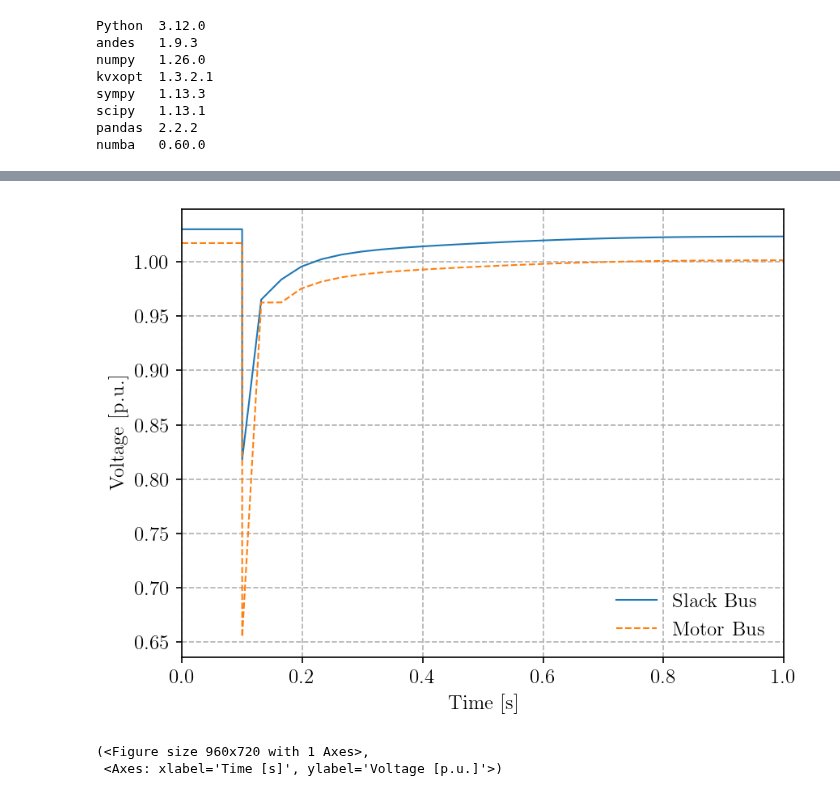
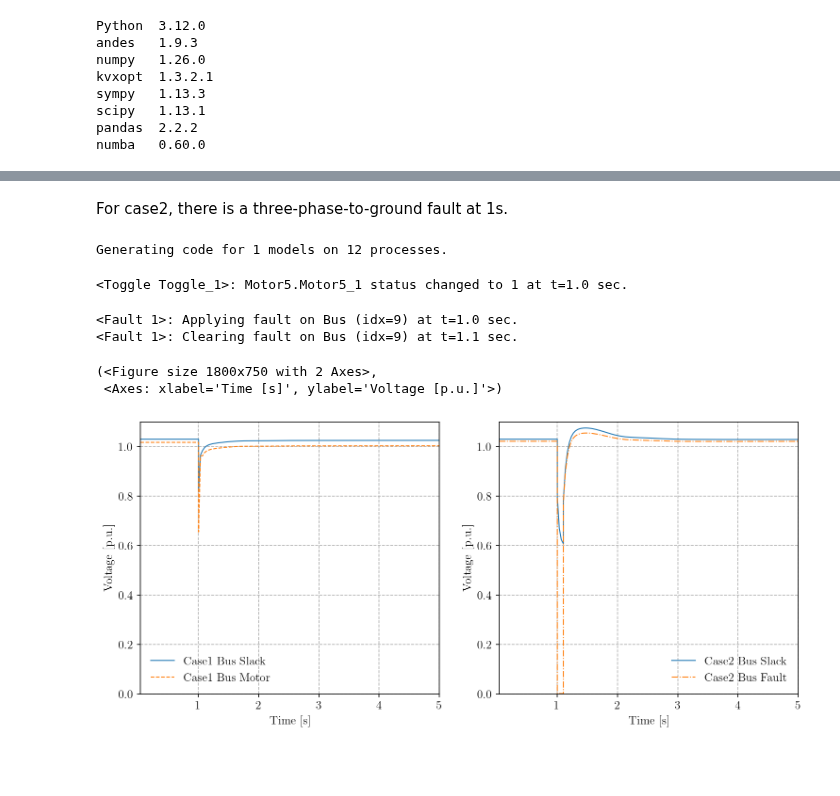
Before and after one commit to CURENT/demo, a Jupyter notebook: demo/misc/voltage_sag.ipynb, the cells around one changed output, grey strips where cells are left out. Drawn from its saved outputs; the diff is of its cells as text; code cells hidden in the pictures; blank space fills up the shorter version.

```diff
--- a/demo/misc/voltage_sag.ipynb
+++ b/demo/misc/voltage_sag.ipynb
@@ -22,3 +23,0 @@ andes.config_logger(stream_level=20)
-# %%
-ss = andes.load(andes.get_case('ieee14/ieee14_full.xlsx'),
-                setup=False, no_output=True, default_config=True)
@@ -52,5 +40,8 @@ Add a motor to Bus5, and a Toggle to start it at 0.1s.
 # %%
-ss.add(model='Motor5', param_dict=dict(bus=5, Vn=69, fn=60, u=0,
+s1 = andes.load(andes.get_case('ieee14/ieee14_full.xlsx'),
+                setup=False, no_output=True, default_config=True)
+
+s1.add(model='Motor5', param_dict=dict(bus=5, Vn=69, fn=60, u=0,
                                        name='Motor 1', idx='Motor5_1',
                                        rs=0.01, xs=0.15,
                                        rr1=0.05, xr1=0.15,
@@ -58,5 +49,7 @@ ss.add(model='Motor5', param_dict=dict(bus=5, Vn=69, fn=60, u=0,
                                        xm=5, Hm=3,
                                        c1=0.1, c2=0.02, c3=0.02, zb=1))
 
-ss.add(model='Toggle', param_dict=dict(model='Motor5', dev='Motor5_1', t=0.1))
+s1.add(model='Toggle', param_dict=dict(model='Motor5', dev='Motor5_1', t=1))
+
+s1.setup()
 # %% [output]
@@ -96,11 +58,39 @@ True
-# %%
-ss.TDS.plt.plot(ss.Bus.v,
-                dpi=150,
-                a=(0,4,),
-                grid=True, ylabel='Voltage [p.u.]',
-                yheader=['Slack Bus', 'Motor Bus'],
-                right=1)
-# %% [output]
-[figure, removed]
-(<Figure size 960x720 with 1 Axes>,
- <Axes: xlabel='Time [s]', ylabel='Voltage [p.u.]'>)
+# %% [markdown]
+For case2, there is a three-phase-to-ground fault at 1s.
+# %%
+s2 = andes.load(andes.get_case('ieee14/ieee14_fault.xlsx'),
+                setup=True, no_output=True, default_config=True)
+# %% [output]
+Generating code for 1 models on 12 processes.
+# %%
+for ss in [s1, s2]:
+    ss.PFlow.run()
+    _ = ss.TDS.init()
+    ss.TDS.run()
+# %% [output]
+<Toggle Toggle_1>: Motor5.Motor5_1 status changed to 1 at t=1.0 sec.
+<Fault 1>: Applying fault on Bus (idx=9) at t=1.0 sec.
+<Fault 1>: Clearing fault on Bus (idx=9) at t=1.1 sec.
+# %%
+fig, ax = plt.subplots(1, 2, dpi=150, figsize=(12, 5))
+
+s1.TDS.plt.plot(s1.Bus.v,
+                fig=fig, ax=ax[0],
+                a=(0, 4,),
+                grid=True, ylabel='Voltage [p.u.]',
+                yheader=['Case1 Bus Slack', 'Case1 Bus Motor'],
+                show=False,
+                ymin=-0.001, ymax=1.1, right=5)
+
+s2.TDS.plt.plot(s2.Bus.v,
+                fig=fig, ax=ax[1],
+                a=(0, 8,),
+                grid=True, ylabel='Voltage [p.u.]',
+                linestyles=['-', '-.'],
+                yheader=['Case2 Bus Slack', 'Case2 Bus Fault'],
+                show=False,
+                ymin=-0.001, ymax=1.1, right=5)
+# %% [output]
+(<Figure size 1800x750 with 2 Axes>,
+ <Axes: xlabel='Time [s]', ylabel='Voltage [p.u.]'>)
+[figure, added]
```
Also changed, not shown: parts of 10 cells of this notebook, 2 other files.
